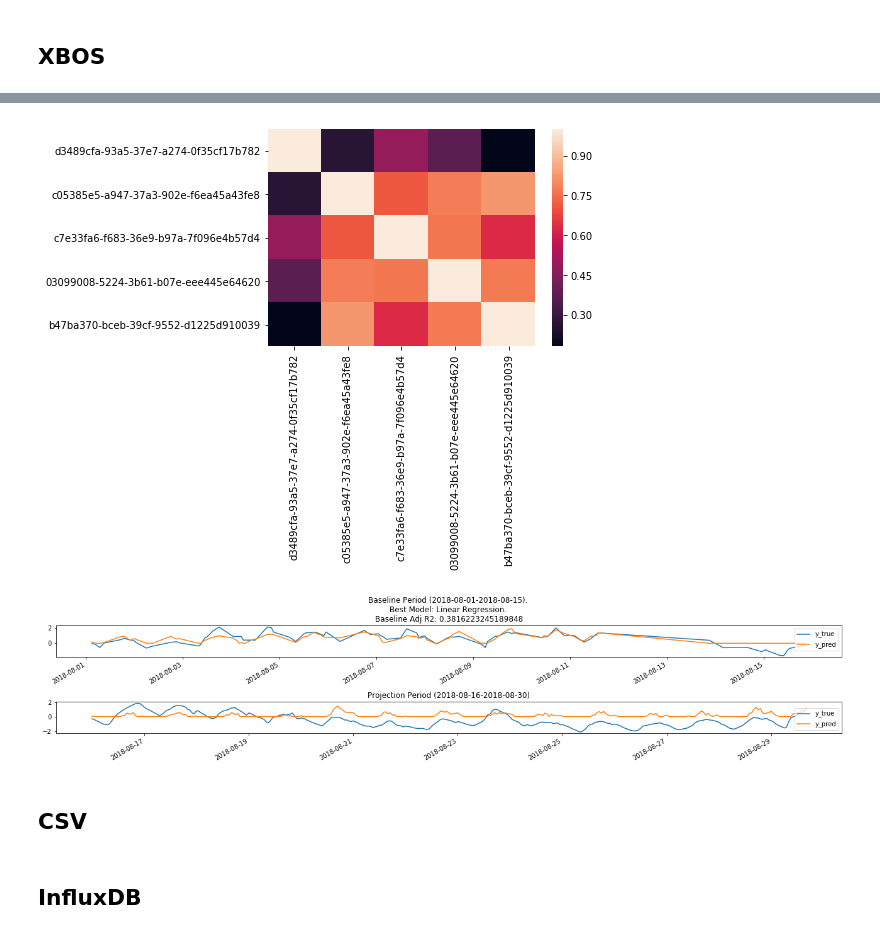
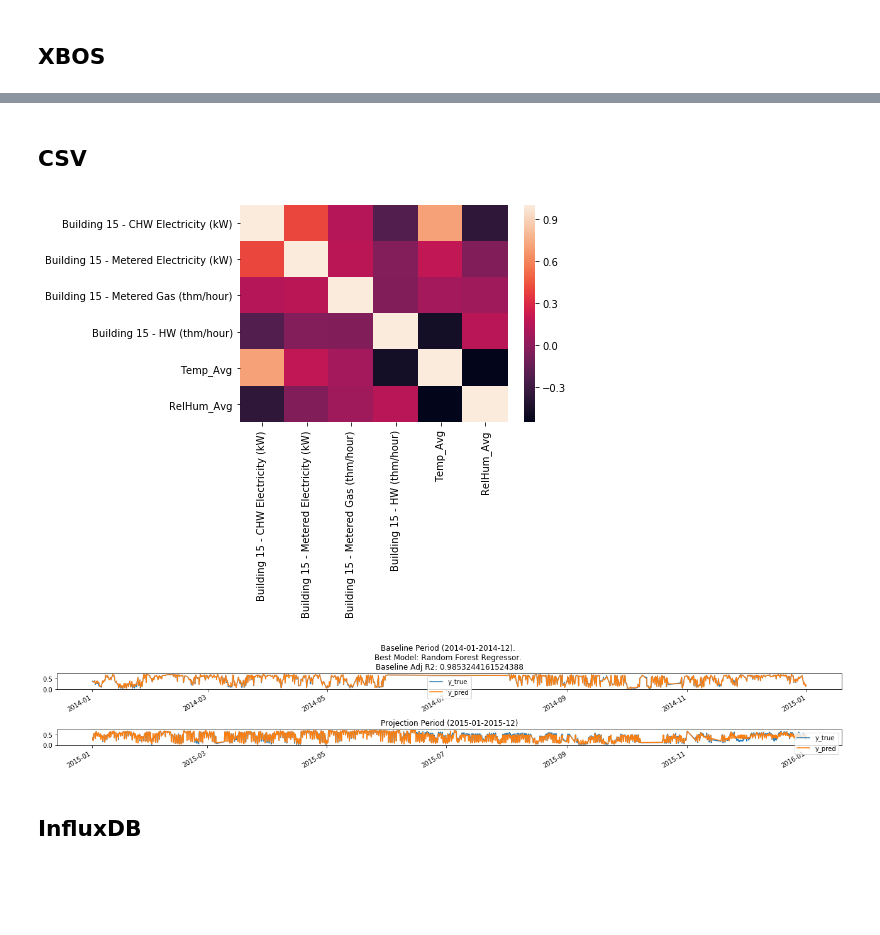
Before and after one commit to phgupta/Energy_Analytics, a Jupyter notebook: Energy_Analytics/Main.ipynb, the cells around one changed output, grey strips where cells are left out. Drawn from its saved outputs; the diff is of its cells as text; code cells hidden in the pictures; blank space fills up the shorter version.

```diff
--- a/Energy_Analytics/Main.ipynb
+++ b/Energy_Analytics/Main.ipynb
@@ -26,24 +19,21 @@ imported_data.head()
 # %%
-main_obj = Wrapper()
+# main_obj = Wrapper()
 
-cleaned_data = main_obj.clean_data(imported_data, high_bound=9998,
-                                rename_col=['1', '2', '3', '4', '5'],
-                                drop_col='1',
-                                save_file=False)
+# cleaned_data = main_obj.clean_data(imported_data, high_bound=9998,
+#                                 rename_col=['1', '2', '3', '4', '5'],
+#                                 drop_col='1',
+#                                 save_file=False)
 
-preprocessed_data = main_obj.preprocess_data(cleaned_data, week=True, tod=True,
-                                            standardize=True,
-                                            save_file=False)
+# preprocessed_data = main_obj.preprocess_data(cleaned_data, week=True, tod=True,
+#                                             standardize=True,
+#                                             save_file=False)
 
-main_obj.model(preprocessed_data, dep_col='5', alphas=np.logspace(-4,1,5), figsize=(18,5),
-                cv=5,
-                baseline_period=["2018-08-01","2018-08-15"],
-                projection_period=["2018-08-16","2018-08-30"])
+# main_obj.model(preprocessed_data, dep_col='5', alphas=np.logspace(-4,1,5), figsize=(18,5),
+#                 cv=5,
+#                 baseline_period=["2018-08-01","2018-08-15"],
+#                 projection_period=["2018-08-16","2018-08-30"])
 
-main_obj.write_json()
+# main_obj.write_json()
-# %% [output]
-[figure, removed]
-[figure, removed]
 # %% [markdown]
 ## CSV
 # %%
@@ -51,36 +41,39 @@ main_obj.write_json()
 # main_obj.read_json(file_name='input.json')
 # main_obj.search(file_name='input.json')
 # %%
-# def func(X, y):
-#     from sklearn.linear_model import LinearRegression
-#     from sklearn.model_selection import cross_val_score
-#     model = LinearRegression()
-#     model.fit(X, y)
-#     return model.predict(X)
+def func(X, y):
+    from sklearn.linear_model import LinearRegression
+    from sklearn.model_selection import cross_val_score
+    model = LinearRegression()
+    model.fit(X, y)
+    return model.predict(X)
 
-# main_obj = Wrapper()
+main_obj = Wrapper()
 
-# imported_data = main_obj.import_data(folder_name='../data/', head_row=[5,5,0],
-#                                      save_file=False)
+imported_data = main_obj.import_data(folder_name='../data/', head_row=[5,5,0],
+                                     save_file=False)
 
-# cleaned_data = main_obj.clean_data(imported_data, high_bound=9998,
-#                                 rename_col=['OAT','RelHum_Avg', 'CHW_Elec', 'Elec', 'Gas', 'HW_Heat'],
-#                                 drop_col='Elec',
-#                                 save_file=False)
+cleaned_data = main_obj.clean_data(imported_data, high_bound=9998,
+                                rename_col=['OAT','RelHum_Avg', 'CHW_Elec', 'Elec', 'Gas', 'HW_Heat'],
+                                drop_col='Elec',
+                                save_file=False)
 
-# preprocessed_data = main_obj.preprocess_data(cleaned_data, week=True, tod=True,
-#                                             normalize=True,
-#                                             save_file=False)
+preprocessed_data = main_obj.preprocess_data(cleaned_data, week=True, tod=True,
+                                            normalize=True,
+                                            save_file=False)
 
-# main_obj.model(preprocessed_data, dep_col='HW_Heat', alphas=np.logspace(-4,1,5), figsize=(18,5),
-#                 cv=5,
-#                 baseline_period=["2014-01","2014-12"],
-#                 projection_period=["2015-01","2015-12", "2016-01","2016-12"],
-# #                project_ind_col=['OAT'],
-#                 exclude_time_period=["2014-06", "2014-07"],
-#                 custom_model_func=func)
+main_obj.model(preprocessed_data, dep_col='HW_Heat', alphas=np.logspace(-4,1,5), figsize=(18,5),
+                cv=5,
+                baseline_period=["2014-01","2014-12"],
+                projection_period=["2015-01","2015-12", "2016-01","2016-12"],
+#                project_ind_col=['OAT'],
+                exclude_time_period=[],
+                custom_model_func=func)
 
-# main_obj.write_json()
+main_obj.write_json()
+# %% [output]
+[figure, added]
+[figure, added]
 # %% [markdown]
 ## InfluxDB
 # %%
```
Also changed, not shown: parts of 1 cell of this notebook, 3 other files.
